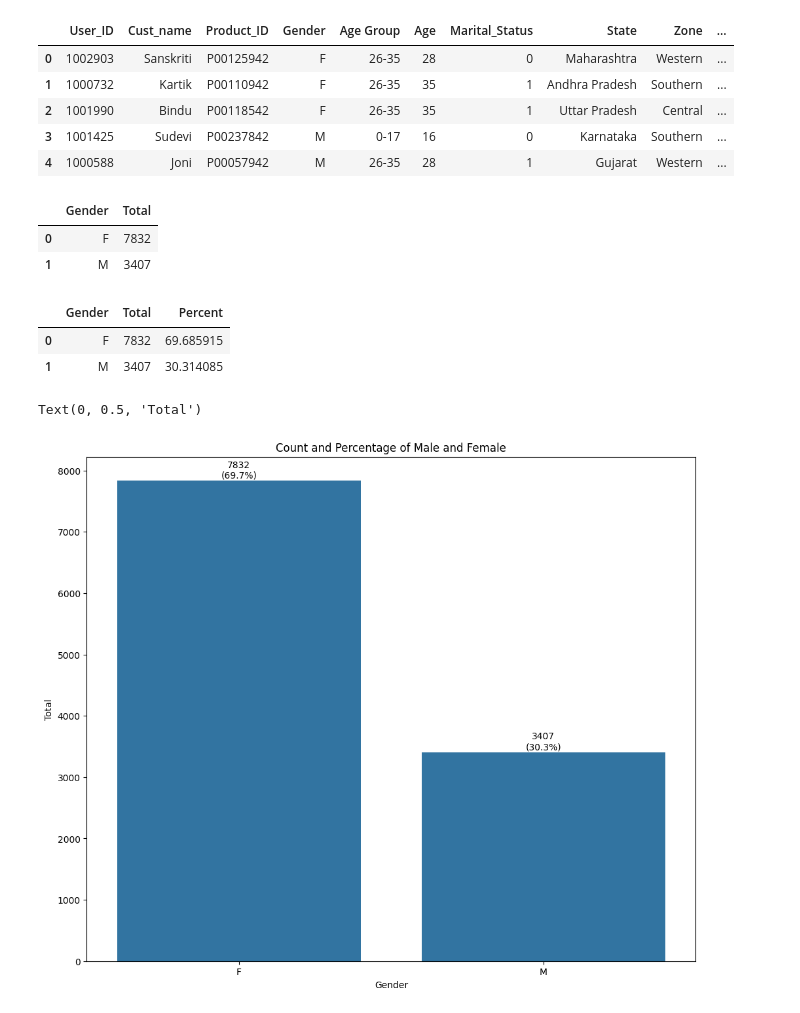
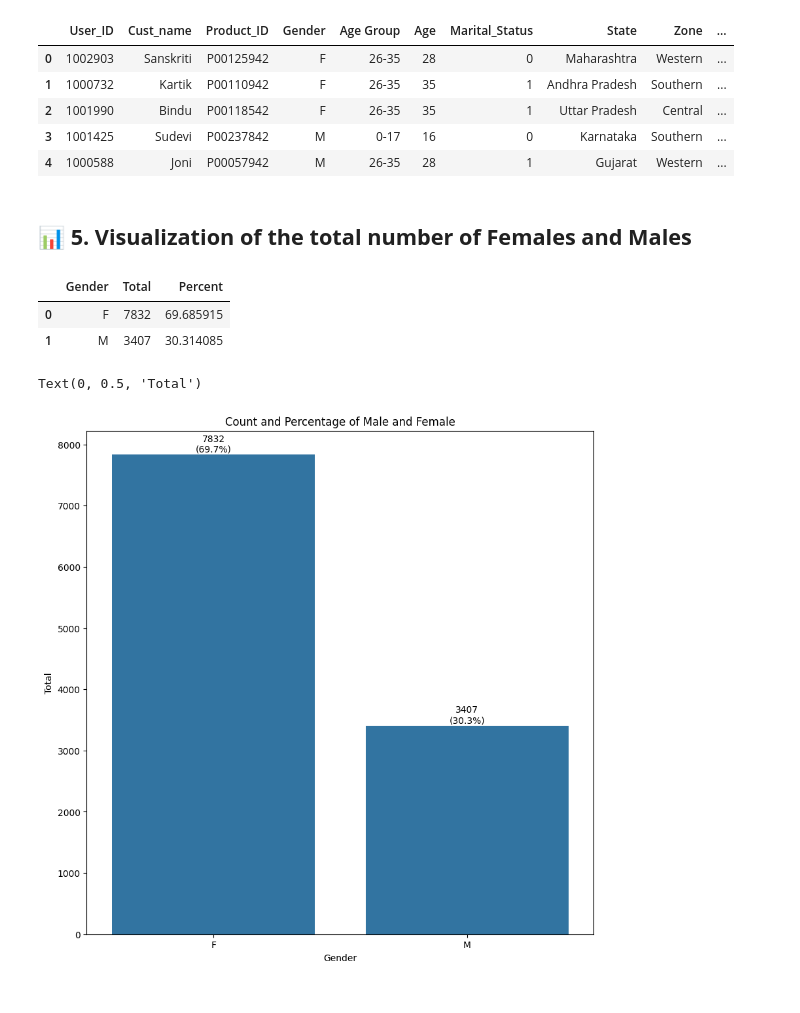
Before and after one commit to gauravvxv/Diwali-Sales-Analysis, a Jupyter notebook: Notebook/Sales.ipynb, the cells around one changed output. Drawn from its saved outputs; the diff is of its cells as text; code cells hidden in the pictures.

```diff
--- a/Notebook/Sales.ipynb
+++ b/Notebook/Sales.ipynb
@@ -125,44 +125,40 @@ df.head()
 | 2 | 1001990 | Bindu | P00118542 | F | 26-35 | 35 | 1 | Uttar Pradesh | Central | ... |
 | 3 | 1001425 | Sudevi | P00237842 | M | 0-17 | 16 | 0 | Karnataka | Southern | ... |
 | 4 | 1000588 | Joni | P00057942 | M | 26-35 | 28 | 1 | Gujarat | Western | ... |
+# %% [markdown]
+## 📊 **5. Visualization of the total number of Females and Males**
 # %%
 male_female = df['Gender'].value_counts().reset_index()
 male_female.columns = ['Gender', 'Total']
+
+# Calculate percentage
+total_count = male_female['Total'].sum()
+male_female['Percent'] = (male_female['Total']/total_count)*100
 male_female
 # %% [output]
-|  | Gender | Total |
-| 0 | F | 7832 |
-| 1 | M | 3407 |
+|  | Gender | Total | Percent |
+| 0 | F | 7832 | 69.685915 |
+| 1 | M | 3407 | 30.314085 |
-# %%
-# Calculate percentage
-
-total_count = male_female['Total'].sum()
-male_female['Percent'] = (male_female['Total']/total_count)*100
-male_female
-# %% [output]
-|  | Gender | Total | Percent |
-| 0 | F | 7832 | 69.685915 |
-| 1 | M | 3407 | 30.314085 |
 # %%
-plt.figure(figsize=(12,10))
+plt.figure(figsize=(10,10))
 ax = sns.barplot(x='Gender', y='Total', data=male_female)
 
 for i,bar in enumerate(ax.patches):
   count = male_female['Total'][i]
   percent = male_female['Percent'][i]
 
   ax.text(
-      bar.get_x() + bar.get_width()/2,
+      bar.get_x() + bar.get_width() / 2,
       bar.get_height() + total_count * 0.001,
       f'{count}\n({percent:.1f}%)',
       ha='center',
       va = 'bottom',
       color='black'
   )
 
 plt.title("Count and Percentage of Male and Female")
 plt.xlabel("Gender")
 plt.ylabel("Total")
 # %% [output]
 Text(0, 0.5, 'Total')
-[figure, old version]
+[figure, new version]
```
Also changed, not shown: parts of 3 cells of this notebook.
